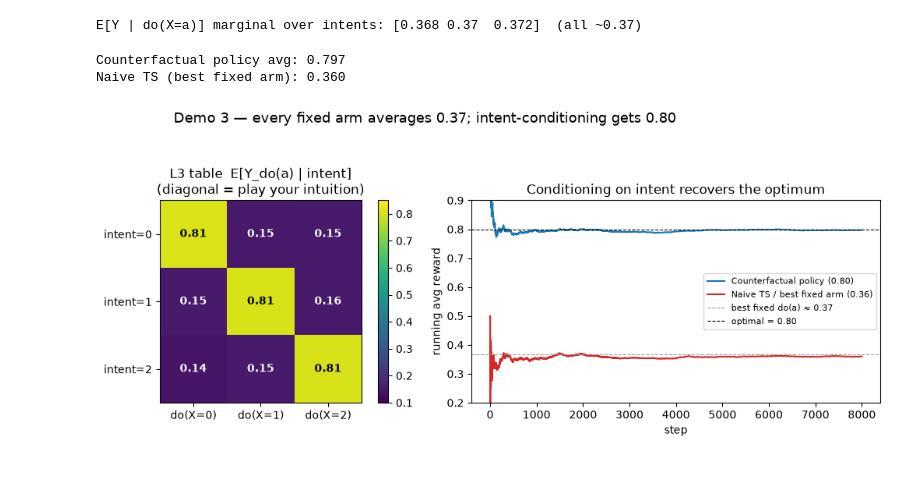
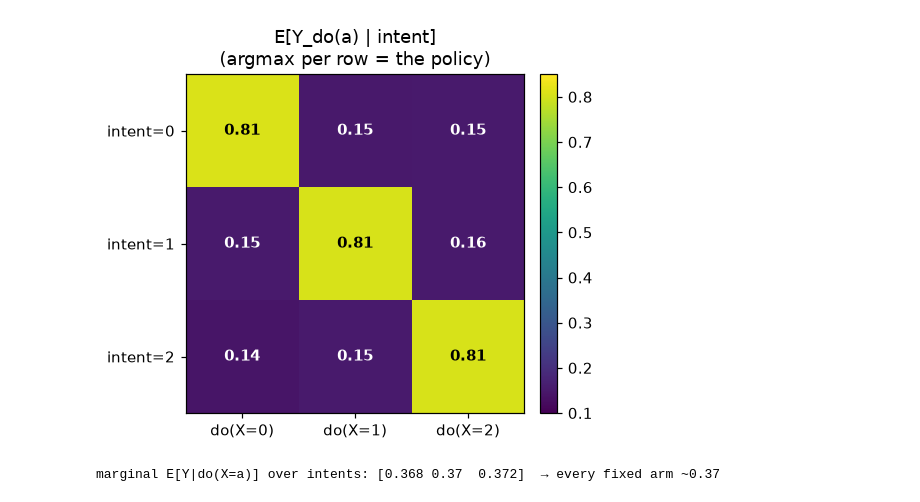
Before and after one commit to raphaelrrcoelho/causalrl, a Jupyter notebook: examples/presentation/causal_rl_presentation.ipynb, the cells around one changed output. Cells and saved outputs as stored; diff of their text form; code cells hidden in the pictures; blank space fills up the shorter version.

```diff
--- a/examples/presentation/causal_rl_presentation.ipynb
+++ b/examples/presentation/causal_rl_presentation.ipynb
@@ -198,49 +287,30 @@ says: **trust your intuition** — but only because the counterfactual confirms
 # %%
 from causalrl import CounterfactualOptimalPolicy
+from causalrl.agents.bandits import NaiveThompsonSampling
 from causalrl.envs.suite.counterfactual_bandit import (
-    build_counterfactual_scm,
-    make_counterfactual_bandit_env,
+    build_counterfactual_scm, make_counterfactual_bandit_env,
 )
 
-scm3 = build_counterfactual_scm()
 cf_agent = CounterfactualOptimalPolicy(
-    scm3, outcome="Y", action_node="X", intent_node="I",
+    build_counterfactual_scm(), outcome="Y", action_node="X", intent_node="I",
     arms=[0, 1, 2], intents=[0, 1, 2], seed=0,
 )
-table = cf_agent.decision_table           # {intent: {arm: E[Y_do(arm) | intent]}}
+table = cf_agent.decision_table
 M = np.array([[table[i][a] for a in (0, 1, 2)] for i in (0, 1, 2)])
-print("E[Y | do(X=a)] marginal over intents:", M.mean(axis=0).round(3), " (all ~0.37)")
+
+# ▦ static: the decision table the agent acts on (diagonal = "play your intuition")
+fig, ax = plt.subplots(figsize=(4.6, 4))
+im = ax.imshow(M, cmap="viridis", vmin=0.1, vmax=0.85)
+ax.set_xticks([0, 1, 2], ["do(X=0)", "do(X=1)", "do(X=2)"])
+ax.set_yticks([0, 1, 2], ["intent=0", "intent=1", "intent=2"])
+for i in range(3):
+    for j in range(3):
+        ax.text(j, i, f"{M[i, j]:.2f}", ha="center", va="center",
+                color="white" if M[i, j] < 0.5 else "black", fontweight="bold")
+ax.set_title("E[Y_do(a) | intent]\n(argmax per row = the policy)")
+fig.colorbar(im, ax=ax, fraction=0.046, pad=0.04)
+plt.show()
+print("marginal E[Y|do(X=a)] over intents:", M.mean(axis=0).round(3), " → every fixed arm ~0.37")
 # %% [output]
+[figure, added]
-E[Y | do(X=a)] marginal over intents: [0.368 0.37  0.372]  (all ~0.37)
+marginal E[Y|do(X=a)] over intents: [0.368 0.37  0.372]  → every fixed arm ~0.37
-# %%
-cf = run_bandit(cf_agent, make_counterfactual_bandit_env(seed=1))
-naive3 = run_bandit(NaiveThompsonSampling(n_arms=3, seed=0), make_counterfactual_bandit_env(seed=1))
-print(f"Counterfactual policy avg: {cf.mean():.3f}")
-print(f"Naive TS (best fixed arm): {naive3.mean():.3f}")
-# %% [output]
-Counterfactual policy avg: 0.797
-Naive TS (best fixed arm): 0.360
-# %%
-fig, (ax0, ax1) = plt.subplots(1, 2, figsize=(12, 4.4))
-
-im = ax0.imshow(M, cmap="viridis", vmin=0.1, vmax=0.85)
-ax0.set_xticks([0, 1, 2], ["do(X=0)", "do(X=1)", "do(X=2)"])
-ax0.set_yticks([0, 1, 2], ["intent=0", "intent=1", "intent=2"])
-for i in range(3):
-    for j in range(3):
-        ax0.text(j, i, f"{M[i, j]:.2f}", ha="center", va="center",
-                 color="white" if M[i, j] < 0.5 else "black", fontweight="bold")
-ax0.set_title("L3 table  E[Y_do(a) | intent]\n(diagonal = play your intuition)")
-fig.colorbar(im, ax=ax0, fraction=0.046, pad=0.04)
-
-ax1.plot(running_mean(cf), color=BLUE, label=f"Counterfactual policy ({cf.mean():.2f})")
-ax1.plot(running_mean(naive3), color=RED, label=f"Naive TS / best fixed arm ({naive3.mean():.2f})")
-ax1.axhline(0.367, ls="--", c=GREY, lw=0.8, label="best fixed do(a) ≈ 0.37")
-ax1.axhline(0.8, ls="--", c="k", lw=0.8, label="optimal = 0.80")
-ax1.set_ylim(0.2, 0.9); ax1.set_xlabel("step"); ax1.set_ylabel("running avg reward")
-ax1.set_title("Conditioning on intent recovers the optimum"); ax1.legend(loc="center right", fontsize=8)
-
-fig.suptitle("Demo 3 — every fixed arm averages 0.37; intent-conditioning gets 0.80", fontsize=13)
-fig.tight_layout(rect=(0, 0, 1, 0.93)); plt.show()
-# %% [output]
-[figure, removed]
```
Also changed, not shown: parts of 25 cells of this notebook, 2 other files.
